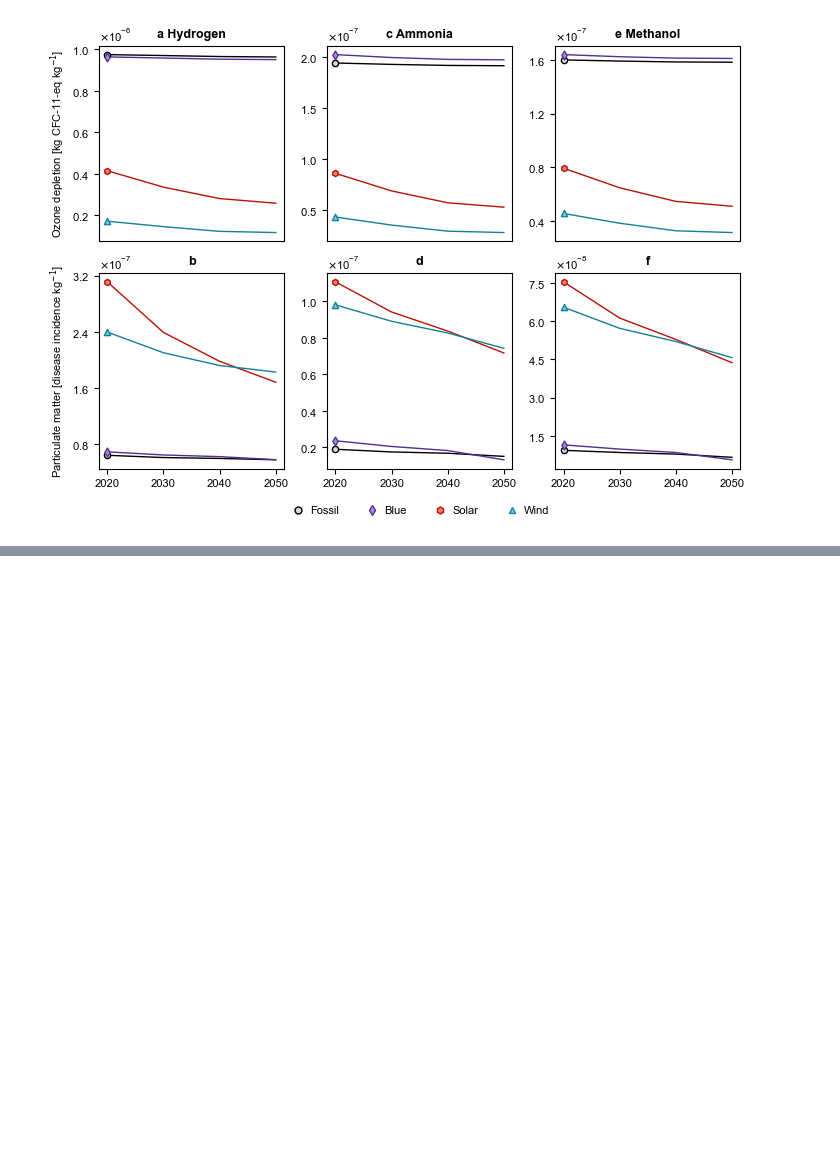
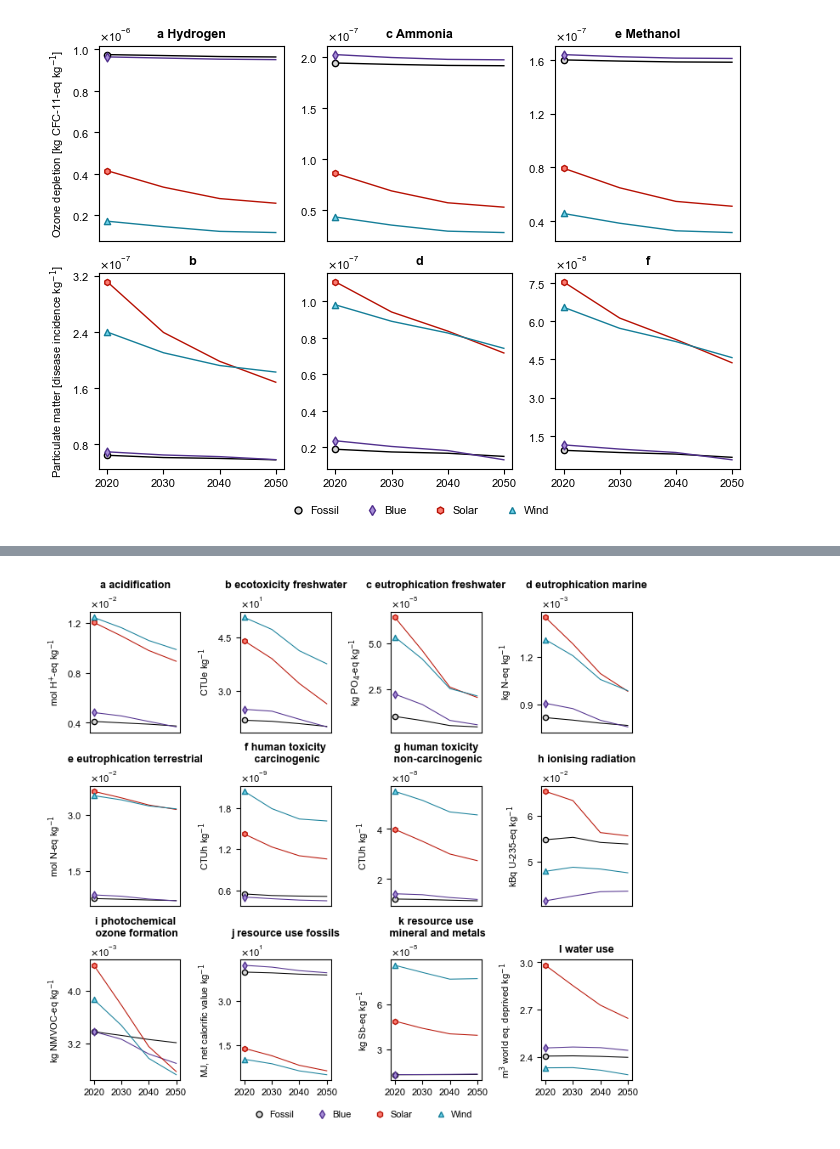
Before and after one commit to abhix2704/Prospective-LCA, a Jupyter notebook: Code/burdenShiftingMainPlots.ipynb, the cells around one changed output, grey strips where cells are left out. Drawn from its saved outputs; the diff is of its cells as text; code cells hidden in the pictures; blank space fills up the shorter version.

```diff
--- a/Code/burdenShiftingMainPlots.ipynb
+++ b/Code/burdenShiftingMainPlots.ipynb
@@ -701,0 +860,74 @@ plt.savefig(plotPathSVG, dpi = 600, format = 'svg', bbox_inches = 'tight', facec
+# %%
+fig, ax = plt.subplots(3, 4, figsize = (fig_length[2], fig_height*0.65))
+
+for i in range(0, len(impactCategories)):
+
+    ammoniaResult = ammoniaResults[impactCategories[i]]
+    ammoniaResultsRCP26 = ammoniaResult[ammoniaResult['Database'].str.contains('Base 2020') | ammoniaResult['Database'].str.contains('RCP26')]
+    ammoniaBAURCP26 = ammoniaResultsRCP26[ammoniaResultsRCP26['Activity'].str.contains('ammonia, BAU')]
+    ammoniaBlueRCP26 = ammoniaResultsRCP26[ammoniaResultsRCP26['Activity'].str.contains('ammonia, blue')]
+    ammoniaWindRCP26 = ammoniaResultsRCP26[ammoniaResultsRCP26['Activity'].str.contains('onshore wind')]
+    ammoniaSolarRCP26 = ammoniaResultsRCP26[ammoniaResultsRCP26['Activity'].str.contains('solar')]
+
+    ammoniaBAURCP26 = ammoniaBAURCP26.reset_index(drop=True)
+    ammoniaBlueRCP26 = ammoniaBlueRCP26.reset_index(drop=True)
+    ammoniaWindRCP26 = ammoniaWindRCP26.reset_index(drop = True)
+    ammoniaSolarRCP26 = ammoniaSolarRCP26.reset_index(drop = True)
+
+    ax[i // 4, i % 4].plot(years, ammoniaBAURCP26['Impact'], label = 'Fossil', color = 'black', zorder = 0, linewidth = 0.75)
+    ax[i // 4, i % 4].plot(years, ammoniaBlueRCP26['Impact'], label = 'Blue', color = '#52318E', zorder = 0, linewidth = 0.75)
+    ax[i // 4, i % 4].plot(years, ammoniaSolarRCP26['Impact'], label = 'Solar', color = '#B71205', zorder = 0, linewidth = 0.75)
+    ax[i // 4, i % 4].plot(years, ammoniaWindRCP26['Impact'], label = 'Wind', color = '#167F99', zorder = 0, linewidth = 0.75)
+
+    ax[i // 4, i % 4].scatter(years[0], ammoniaBAURCP26['Impact'][0], label = 'Blue', s = 20,
+                              marker = 'o', facecolor = '#d8d8d8', edgecolors = 'black', zorder = 1)
+    ax[i // 4, i % 4].scatter(years[0], ammoniaBlueRCP26['Impact'][0], label = 'Blue', s = 20,
+                              marker = 'd', facecolor = '#A78DD8', edgecolors = '#52318E', zorder = 1)
+    ax[i // 4, i % 4].scatter(years[0], ammoniaSolarRCP26['Impact'][0], label = 'Solar', s = 20,
+                              marker = 'h', facecolor = '#FB7B71', edgecolors = '#B71205', zorder = 1)
+    ax[i // 4, i % 4].scatter(years[0], ammoniaWindRCP26['Impact'][0], label = 'Wind', s = 20,
+                              marker = '^', facecolor = '#6DD2EA', edgecolors = '#167F99', zorder = 1)
+
+
+    ax[i // 4, i % 4].set_title(alphabets[i] + impactCategories[i], fontweight = 'bold', fontsize = fontsize_title)
+    if impactCategories[i] == 'human toxicity carcinogenic':
+        ax[i // 4, i % 4].set_title(alphabets[i] + 'human toxicity\n carcinogenic', fontweight = 'bold', fontsize = fontsize_title)
+    if impactCategories[i] == 'human toxicity non-carcinogenic':
+        ax[i // 4, i % 4].set_title(alphabets[i] + 'human toxicity\n non-carcinogenic', fontweight = 'bold', fontsize = fontsize_title)
+    if impactCategories[i] == 'photochemical ozone formation':
+        ax[i // 4, i % 4].set_title(alphabets[i] + 'photochemical\n ozone formation', fontweight = 'bold', fontsize = fontsize_title)
+    if impactCategories[i] == 'resource use mineral and metals':
+        ax[i // 4, i % 4].set_title(alphabets[i] + 'resource use\n mineral and metals', fontweight = 'bold', fontsize = fontsize_title)
+
+    ax[i // 4, i % 4].yaxis.set_major_locator(MaxNLocator(nbins = 3))
+    ax[i // 4, i % 4].set_ylabel(units[i])
+    ax[i // 4, i % 4].yaxis.set_major_formatter(ticker.ScalarFormatter(useMathText = True))
+    ax[i // 4, i % 4].ticklabel_format(axis = 'y', style = 'sci', scilimits = (0, 0))
+
+for i in range(0, 4):
+    for j in range(0, 4):
+        if i < 2:
+            ax[i, j].set_xticks([])
+
+legend_elements2 = [Line2D([0], [0], marker = 'o', color = "none",
+                                             markerfacecolor ='#d8d8d8', markeredgecolor = "black",
+                                             label = 'Fossil', markersize = 5),
+                   Line2D([0], [0], marker = 'd', color = "none",
+                                             markerfacecolor ='#A78DD8', markeredgecolor = "#52318E",
+                                             label = 'Blue', markersize = 5),
+                   Line2D([0], [0], marker = 'h', color = "none",
+                                             markerfacecolor ='#FB7B71', markeredgecolor = "#B71205",
+                                             label = 'Solar', markersize = 5),
+                   Line2D([0], [0], marker = '^', color = "none",
+                                             markerfacecolor ='#6DD2EA', markeredgecolor = "#167F99",
+                                             label = 'Wind', markersize = 5),]
+
+legend1 = fig.legend(handles = legend_elements2, frameon = False, loc = "upper center", ncol = 4,
+          prop={"size":8}, bbox_to_anchor=(0.53, 0.01), handletextpad = 0.1)
+
+plotPathPNG = os.path.join('..', 'Plots', 'Phase 2', 'Burden shifting', 'Ammonia all absolute image SSP2 GLO.png')
+plotPathSVG = os.path.join('..', 'Plots', 'Phase 2', 'Burden shifting', 'Ammonia all absolute image SSP2 GLO.svg')
+plt.savefig(plotPathPNG, dpi = 600, format = 'png', bbox_inches = 'tight', facecolor = 'w')
+plt.savefig(plotPathSVG, dpi = 600, format = 'svg', bbox_inches = 'tight', facecolor = 'w')
+# %% [output]
+[figure, added]
```
Also changed, not shown: parts of 9 cells of this notebook, 40 other files.
